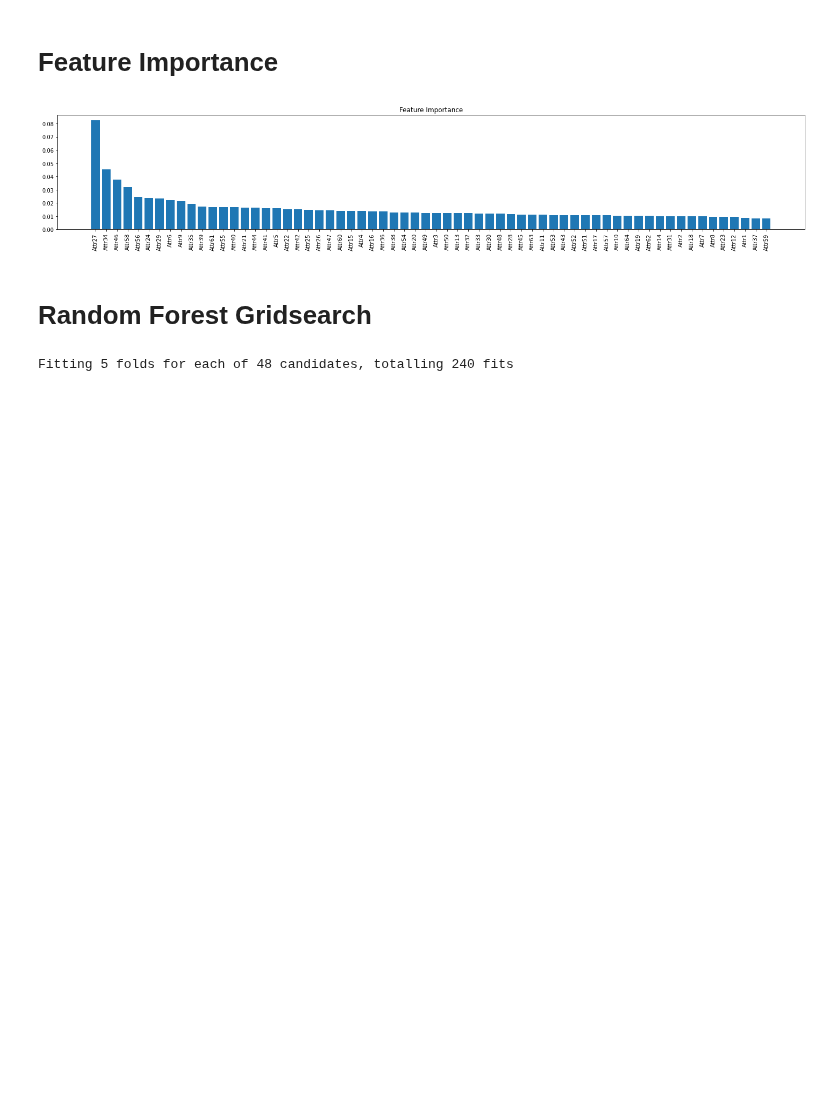
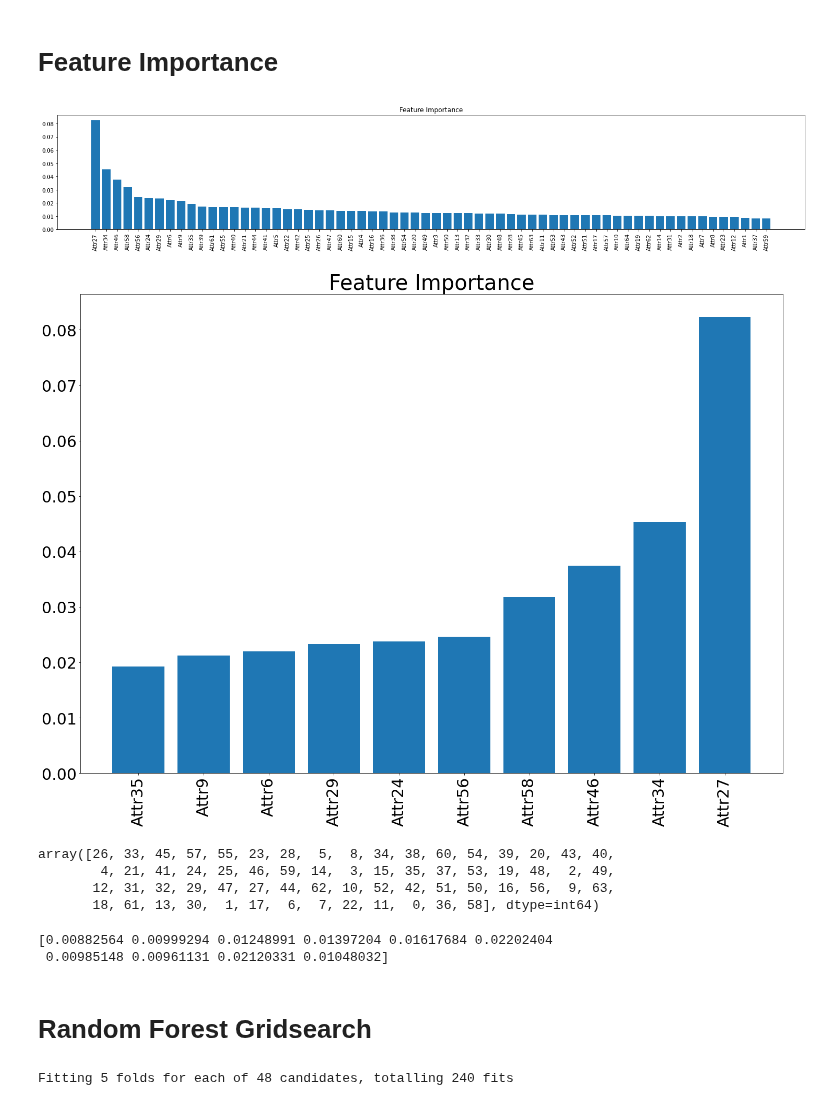
Before and after one commit to scottdyl/qtw, a Jupyter notebook: case study 4/Model_D.ipynb, the cells around one changed output. Drawn from its saved outputs; the diff is of its cells as text; code cells hidden in the pictures; blank space fills up the shorter version.

```diff
--- a/case study 4/Model_D.ipynb
+++ b/case study 4/Model_D.ipynb
@@ -173,6 +173,31 @@ plt.tight_layout()
 plt.show()
 # %% [output]
 [figure]
+# %%
+feature_importances = rf_clf1.feature_importances_
+sorted_indices = np.argsort(feature_importances)[54:64]
+plt.figure(figsize=(20,15))
+plt.title('Feature Importance',fontsize = 40)
+plt.bar(range(10), feature_importances[sorted_indices], align='center')
+plt.xticks(range(10), X_train.columns[sorted_indices], rotation=90,fontsize = 30)
+plt.yticks(fontsize = 30)
+plt.tight_layout()
+plt.show()
+# %% [output]
+[figure, added]
+# %%
+sorted_indices
+# %% [output]
+array([26, 33, 45, 57, 55, 23, 28,  5,  8, 34, 38, 60, 54, 39, 20, 43, 40,
+        4, 21, 41, 24, 25, 46, 59, 14,  3, 15, 35, 37, 53, 19, 48,  2, 49,
+       12, 31, 32, 29, 47, 27, 44, 62, 10, 52, 42, 51, 50, 16, 56,  9, 63,
+       18, 61, 13, 30,  1, 17,  6,  7, 22, 11,  0, 36, 58], dtype=int64)
+# %%
+feature_importances_short = feature_importances[:10]
+print(feature_importances_short)
+# %% [output]
+[0.00882564 0.00999294 0.01248991 0.01397204 0.01617684 0.02202404
+ 0.00985148 0.00961131 0.02120331 0.01048032]
 # %% [markdown]
 # Random Forest Gridsearch
 # %%
```
Also changed, not shown: 7 other files.
